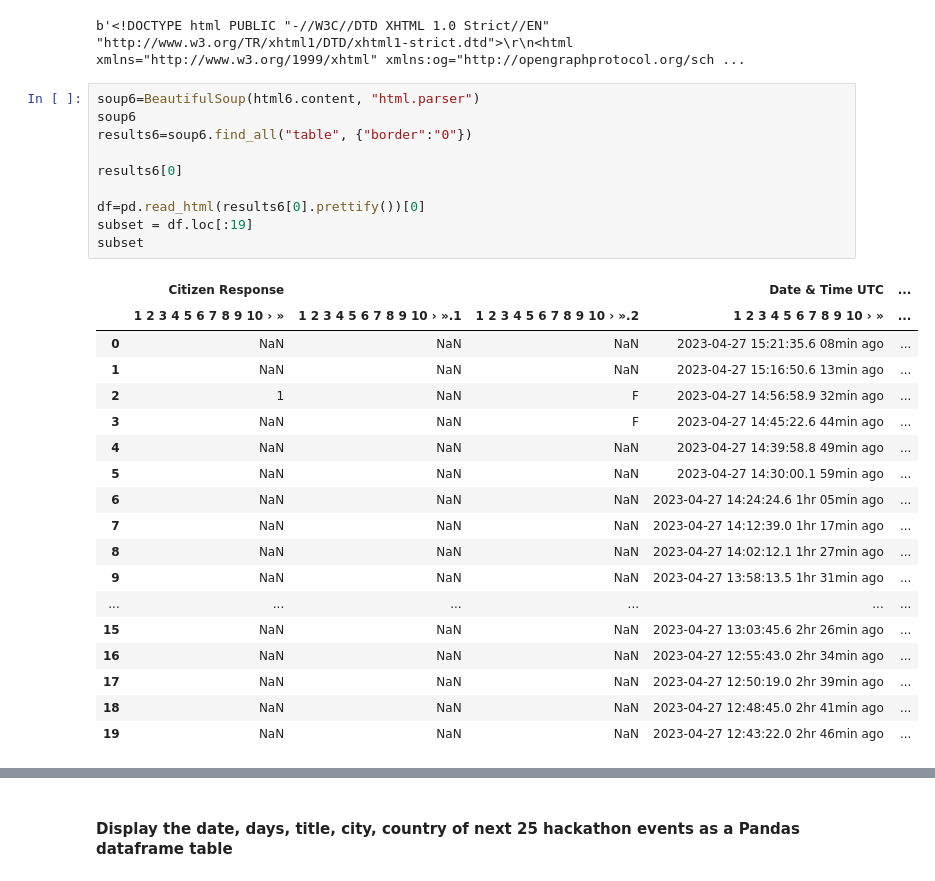
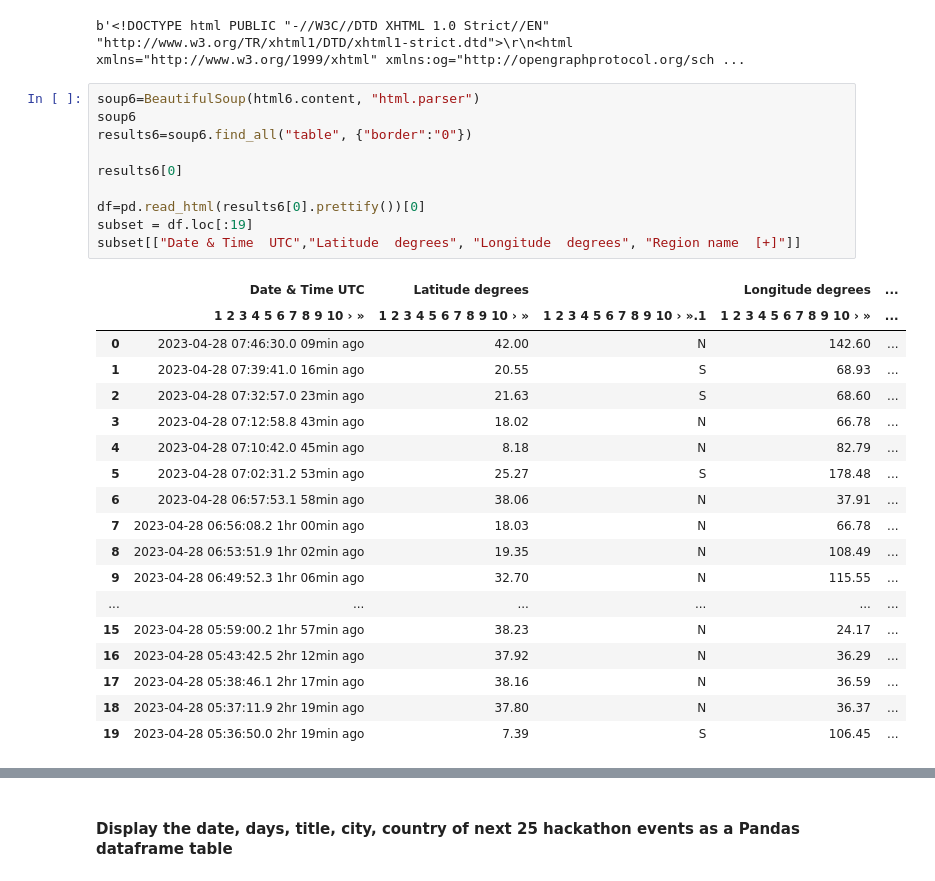
Before and after one commit to Ironhack-data-bcn-april-2023/lab-web-scraping, a Jupyter notebook: your-code/main.ipynb, the cells around one changed output, grey strips where cells are left out. Saved outputs shown, nothing was run; the diff lists cells and outputs as text.

```diff
--- a/your-code/main.ipynb
+++ b/your-code/main.ipynb
@@ -305,29 +305,29 @@ b'<!DOCTYPE html PUBLIC "-//W3C//DTD XHTML 1.0 Strict//EN" "http://www.w3.org/TR
 # %%
 soup6=BeautifulSoup(html6.content, "html.parser")
 soup6
 results6=soup6.find_all("table", {"border":"0"})
 
 results6[0]
 
 df=pd.read_html(results6[0].prettify())[0]
 subset = df.loc[:19]
-subset
+subset[["Date & Time  UTC","Latitude  degrees", "Longitude  degrees", "Region name  [+]"]]
 # %% [output]
-|  | Citizen Response |  |  | Date & Time UTC | ... |
-|  | 1 2 3 4 5 6 7 8 9 10 › » | 1 2 3 4 5 6 7 8 9 10 › ».1 | 1 2 3 4 5 6 7 8 9 10 › ».2 | 1 2 3 4 5 6 7 8 9 10 › » | ... |
-| 0 | NaN | NaN | NaN | 2023-04-27 15:21:35.6 08min ago | ... |
-| 1 | NaN | NaN | NaN | 2023-04-27 15:16:50.6 13min ago | ... |
-| 2 | 1 | NaN | F | 2023-04-27 14:56:58.9 32min ago | ... |
-| 3 | NaN | NaN | F | 2023-04-27 14:45:22.6 44min ago | ... |
-| 4 | NaN | NaN | NaN | 2023-04-27 14:39:58.8 49min ago | ... |
-| 5 | NaN | NaN | NaN | 2023-04-27 14:30:00.1 59min ago | ... |
-| 6 | NaN | NaN | NaN | 2023-04-27 14:24:24.6 1hr 05min ago | ... |
-| 7 | NaN | NaN | NaN | 2023-04-27 14:12:39.0 1hr 17min ago | ... |
-| 8 | NaN | NaN | NaN | 2023-04-27 14:02:12.1 1hr 27min ago | ... |
-| 9 | NaN | NaN | NaN | 2023-04-27 13:58:13.5 1hr 31min ago | ... |
+|  | Date & Time UTC | Latitude degrees |  | Longitude degrees | ... |
+|  | 1 2 3 4 5 6 7 8 9 10 › » | 1 2 3 4 5 6 7 8 9 10 › » | 1 2 3 4 5 6 7 8 9 10 › ».1 | 1 2 3 4 5 6 7 8 9 10 › » | ... |
+| 0 | 2023-04-28 07:46:30.0 09min ago | 42.00 | N | 142.60 | ... |
+| 1 | 2023-04-28 07:39:41.0 16min ago | 20.55 | S | 68.93 | ... |
+| 2 | 2023-04-28 07:32:57.0 23min ago | 21.63 | S | 68.60 | ... |
+| 3 | 2023-04-28 07:12:58.8 43min ago | 18.02 | N | 66.78 | ... |
+| 4 | 2023-04-28 07:10:42.0 45min ago | 8.18 | N | 82.79 | ... |
+| 5 | 2023-04-28 07:02:31.2 53min ago | 25.27 | S | 178.48 | ... |
+| 6 | 2023-04-28 06:57:53.1 58min ago | 38.06 | N | 37.91 | ... |
+| 7 | 2023-04-28 06:56:08.2 1hr 00min ago | 18.03 | N | 66.78 | ... |
+| 8 | 2023-04-28 06:53:51.9 1hr 02min ago | 19.35 | N | 108.49 | ... |
+| 9 | 2023-04-28 06:49:52.3 1hr 06min ago | 32.70 | N | 115.55 | ... |
 | ... | ... | ... | ... | ... | ... |
-| 15 | NaN | NaN | NaN | 2023-04-27 13:03:45.6 2hr 26min ago | ... |
-| 16 | NaN | NaN | NaN | 2023-04-27 12:55:43.0 2hr 34min ago | ... |
-| 17 | NaN | NaN | NaN | 2023-04-27 12:50:19.0 2hr 39min ago | ... |
-| 18 | NaN | NaN | NaN | 2023-04-27 12:48:45.0 2hr 41min ago | ... |
-| 19 | NaN | NaN | NaN | 2023-04-27 12:43:22.0 2hr 46min ago | ... |
+| 15 | 2023-04-28 05:59:00.2 1hr 57min ago | 38.23 | N | 24.17 | ... |
+| 16 | 2023-04-28 05:43:42.5 2hr 12min ago | 37.92 | N | 36.29 | ... |
+| 17 | 2023-04-28 05:38:46.1 2hr 17min ago | 38.16 | N | 36.59 | ... |
+| 18 | 2023-04-28 05:37:11.9 2hr 19min ago | 37.80 | N | 36.37 | ... |
+| 19 | 2023-04-28 05:36:50.0 2hr 19min ago | 7.39 | S | 106.45 | ... |
```
Also changed, not shown: parts of 7 cells of this notebook.
